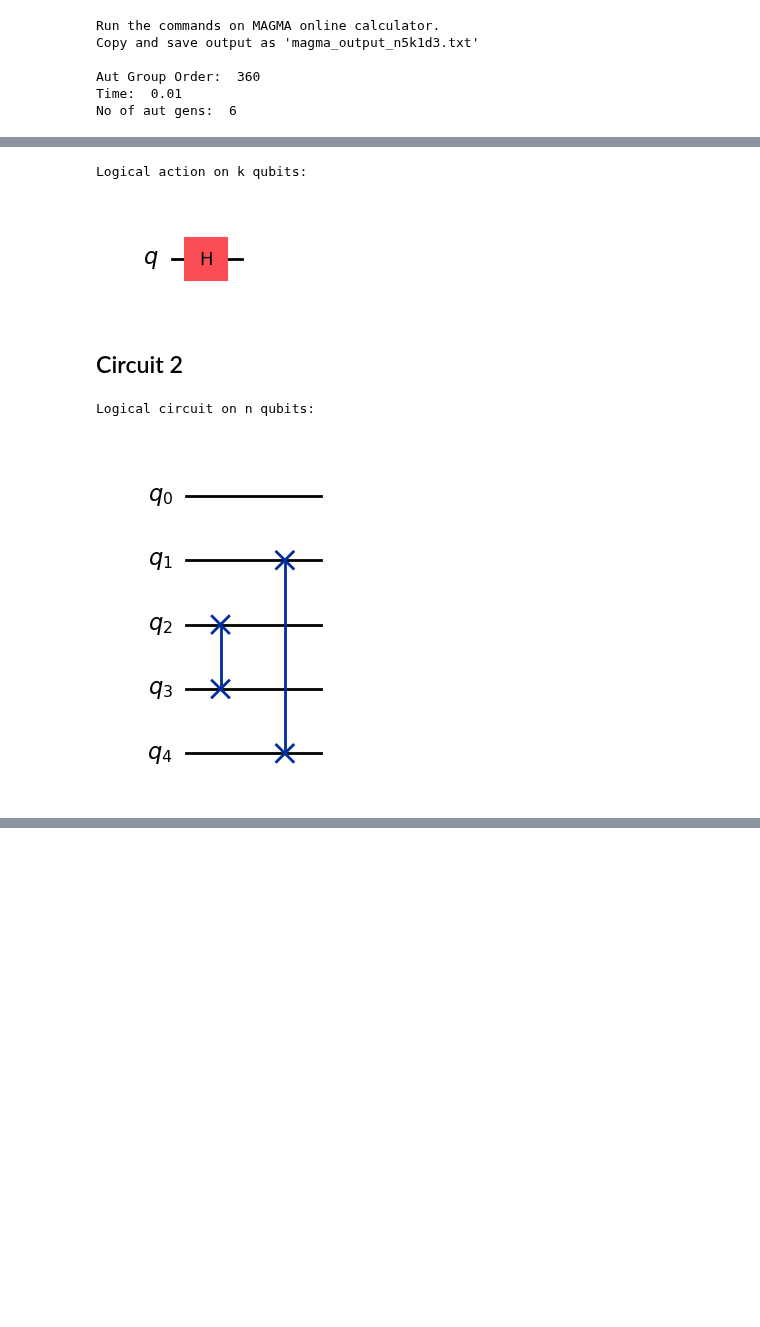
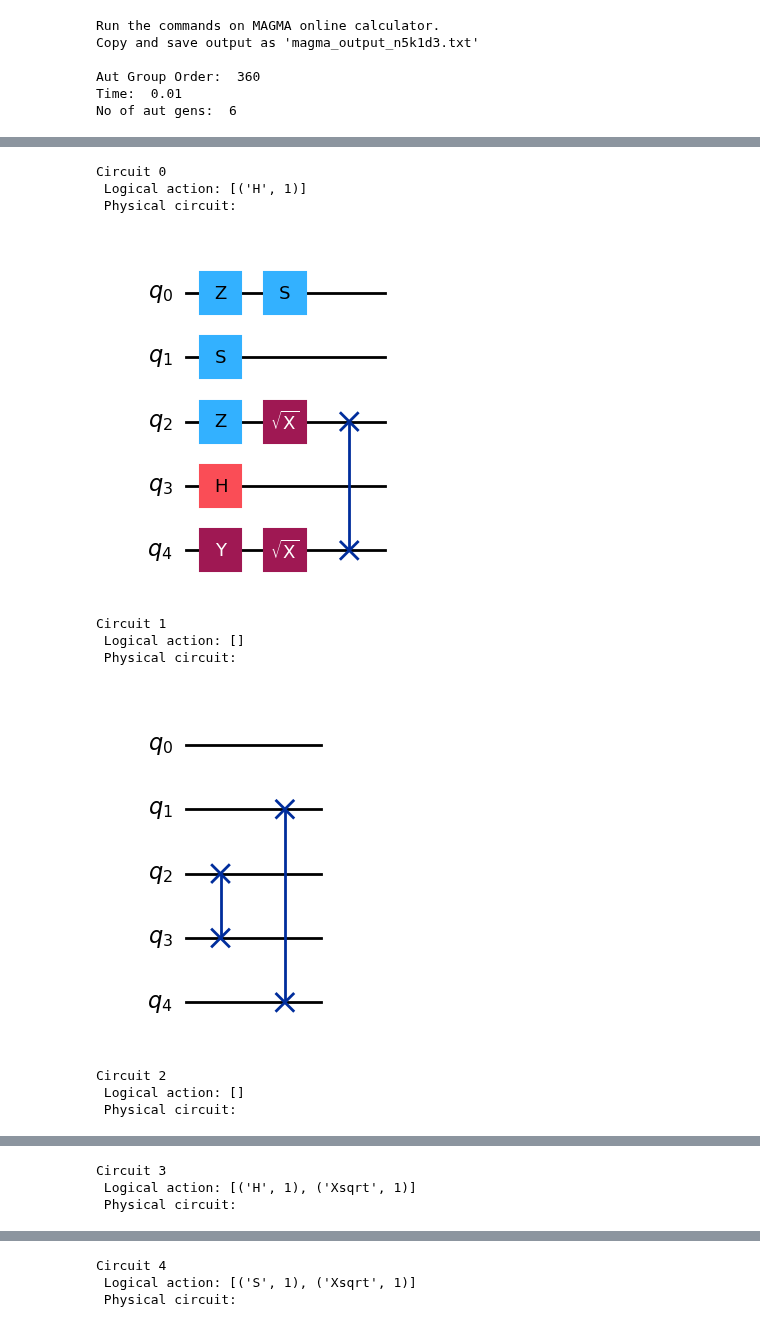
Before and after one commit to wamud/autqec_ant_mods, a Jupyter notebook: examples/DEMO_w_MAGMA_online.ipynb, the cells around one changed output, grey strips where cells are left out. Saved outputs shown, nothing was run; the diff lists cells and outputs as text; code cells hidden in the pictures; blank space fills up the shorter version.

Commit message:
changed format of demo w magma online printing physicl circuits

```diff
--- a/examples/DEMO_w_MAGMA_online.ipynb
+++ b/examples/DEMO_w_MAGMA_online.ipynb
@@ -61,7 +62,8 @@ with open(filename, 'wb') as f:
 # %%
-# physical circuit
-circ = circuits[0]
-print('Logical circuit on n qubits:')
-qc = construct_circuit(circ[1], n)
+i = 0
+print(f'Circuit {i}')
+print(f' Logical action:',circuits[i][0])
+print(f' Physical circuit:')
+qc = construct_circuit(circuits[i][1], n)
 qc.draw(output='mpl')
 # %% [output]
@@ -69,18 +73,21 @@ Logical circuit on n qubits:
 [figure]
-# %%
-print('Logical action on k qubits:')
-qc = construct_circuit(circ[0], k)
-qc.draw(output='mpl')
-# %% [output]
-Logical action on k qubits:
-[figure, removed]
-# %% [markdown]
-## Circuit 2
 # %%
-circ = circuits[1]
-print('Logical circuit on n qubits:')
-qc = construct_circuit(circ[1], n)
-qc.draw(output='mpl')
+for i in range(len(circuits)):
+    print(f'Circuit {i}')
+    print(f' Logical action:',circuits[i][0])
+    print(f' Physical circuit:')
+    qc = construct_circuit(circuits[i][1], n)
+    fig = qc.draw(output='mpl')
+    display(fig)
 # %% [output]
-Logical circuit on n qubits:
+Circuit 0
+ Logical action: [('H', 1)]
+ Physical circuit:
-[figure, old version]
+[figure, new version]
+Circuit 1
+ Logical action: []
+ Physical circuit:
+[figure, added]
+Circuit 2
+ Logical action: []
+ Physical circuit:
@@ -86,0 +95,3 @@ Logical circuit on n qubits:
+Circuit 3
+ Logical action: [('H', 1), ('Xsqrt', 1)]
+ Physical circuit:
@@ -86,0 +99,3 @@ Logical circuit on n qubits:
+Circuit 4
+ Logical action: [('S', 1), ('Xsqrt', 1)]
+ Physical circuit:
```
Also changed, not shown: parts of 18 cells of this notebook, 3 other files.
